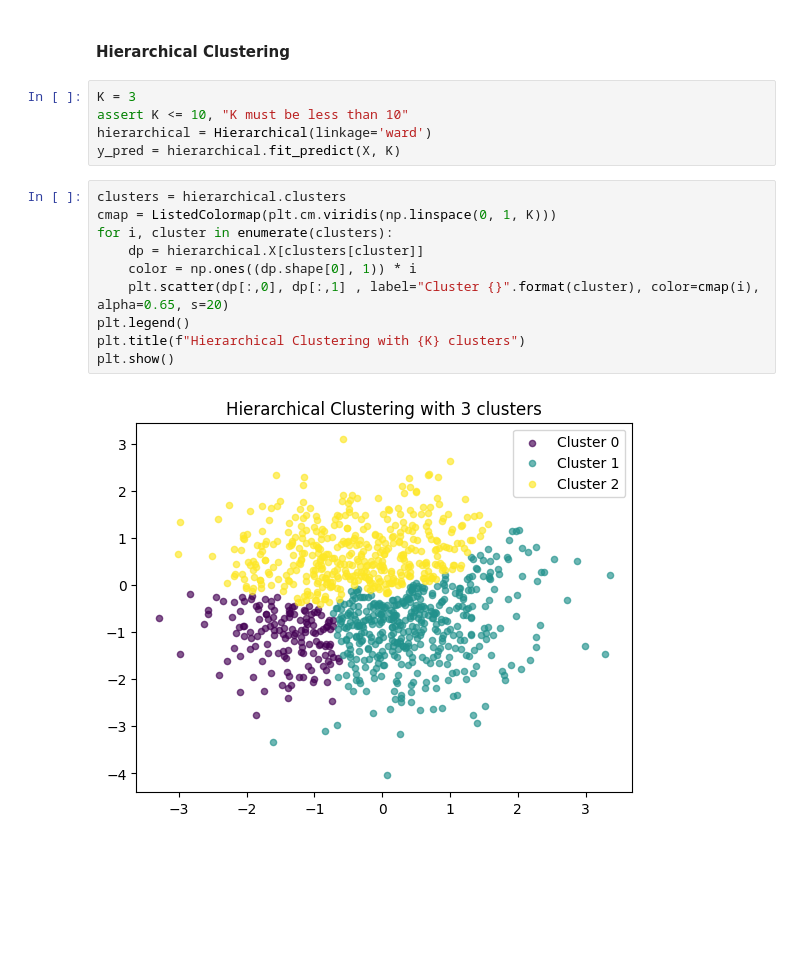
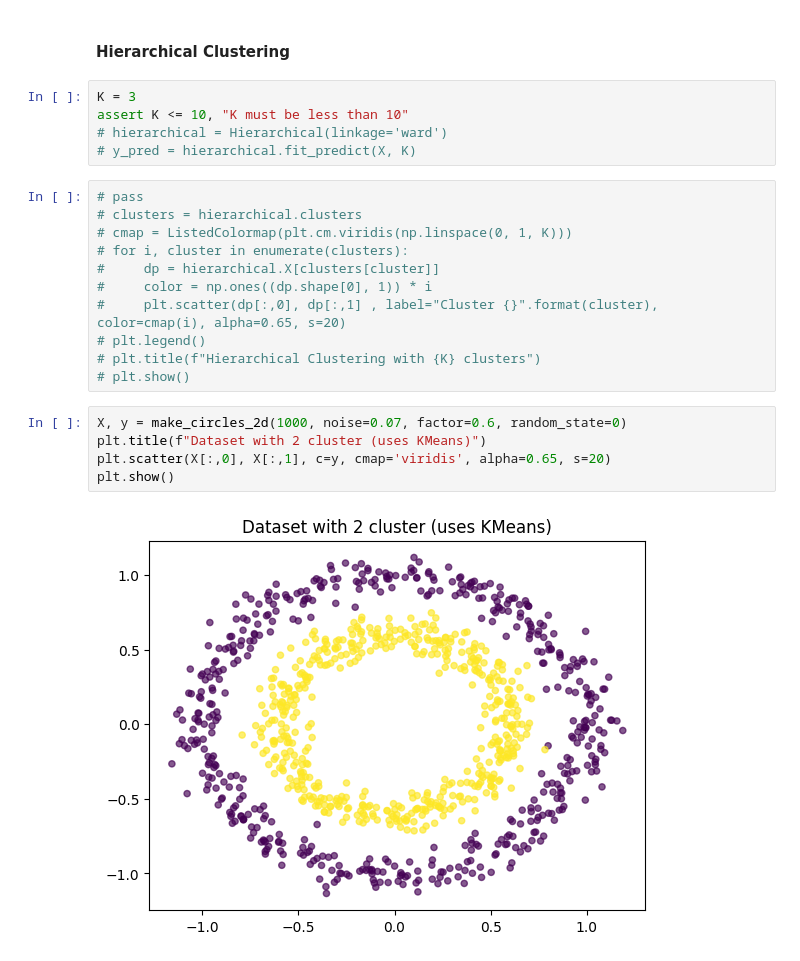
Before and after one commit to jhrudden/ML-Mono, a Jupyter notebook: notebooks/Clustering.ipynb, the cells around one changed output. Drawn from its saved outputs; the diff is of its cells as text; blank space fills up the shorter version.

```diff
--- a/notebooks/Clustering.ipynb
+++ b/notebooks/Clustering.ipynb
@@ -28,17 +26,23 @@ plt.show()
 # %%
 K = 3
 assert K <= 10, "K must be less than 10"
-hierarchical = Hierarchical(linkage='ward')
-y_pred = hierarchical.fit_predict(X, K)
+# hierarchical = Hierarchical(linkage='ward')
+# y_pred = hierarchical.fit_predict(X, K)
 # %%
-clusters = hierarchical.clusters
-cmap = ListedColormap(plt.cm.viridis(np.linspace(0, 1, K)))
-for i, cluster in enumerate(clusters):
-    dp = hierarchical.X[clusters[cluster]]
-    color = np.ones((dp.shape[0], 1)) * i
-    plt.scatter(dp[:,0], dp[:,1] , label="Cluster {}".format(cluster), color=cmap(i), alpha=0.65, s=20)
-plt.legend()
-plt.title(f"Hierarchical Clustering with {K} clusters")
-plt.show()
+# pass
+# clusters = hierarchical.clusters
+# cmap = ListedColormap(plt.cm.viridis(np.linspace(0, 1, K)))
+# for i, cluster in enumerate(clusters):
+#     dp = hierarchical.X[clusters[cluster]]
+#     color = np.ones((dp.shape[0], 1)) * i
+#     plt.scatter(dp[:,0], dp[:,1] , label="Cluster {}".format(cluster), color=cmap(i), alpha=0.65, s=20)
+# plt.legend()
+# plt.title(f"Hierarchical Clustering with {K} clusters")
+# plt.show()
-# %% [output]
-[figure, removed]
+# %%
+X, y = make_circles_2d(1000, noise=0.07, factor=0.6, random_state=0)
+plt.title(f"Dataset with 2 cluster (uses KMeans)")
+plt.scatter(X[:,0], X[:,1], c=y, cmap='viridis', alpha=0.65, s=20)
+plt.show()
+# %% [output]
+[figure, added]
```
Also changed, not shown: parts of 2 cells of this notebook, 2 other files.
